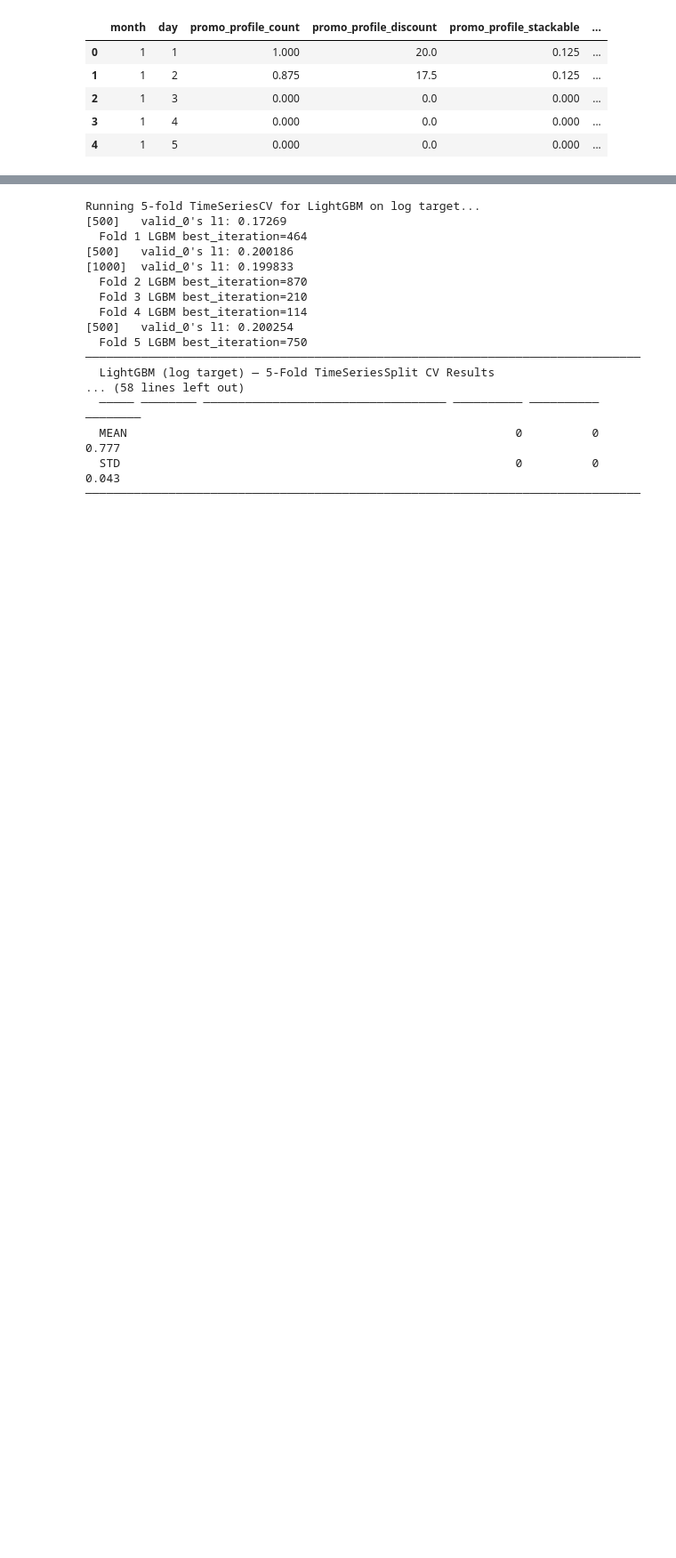
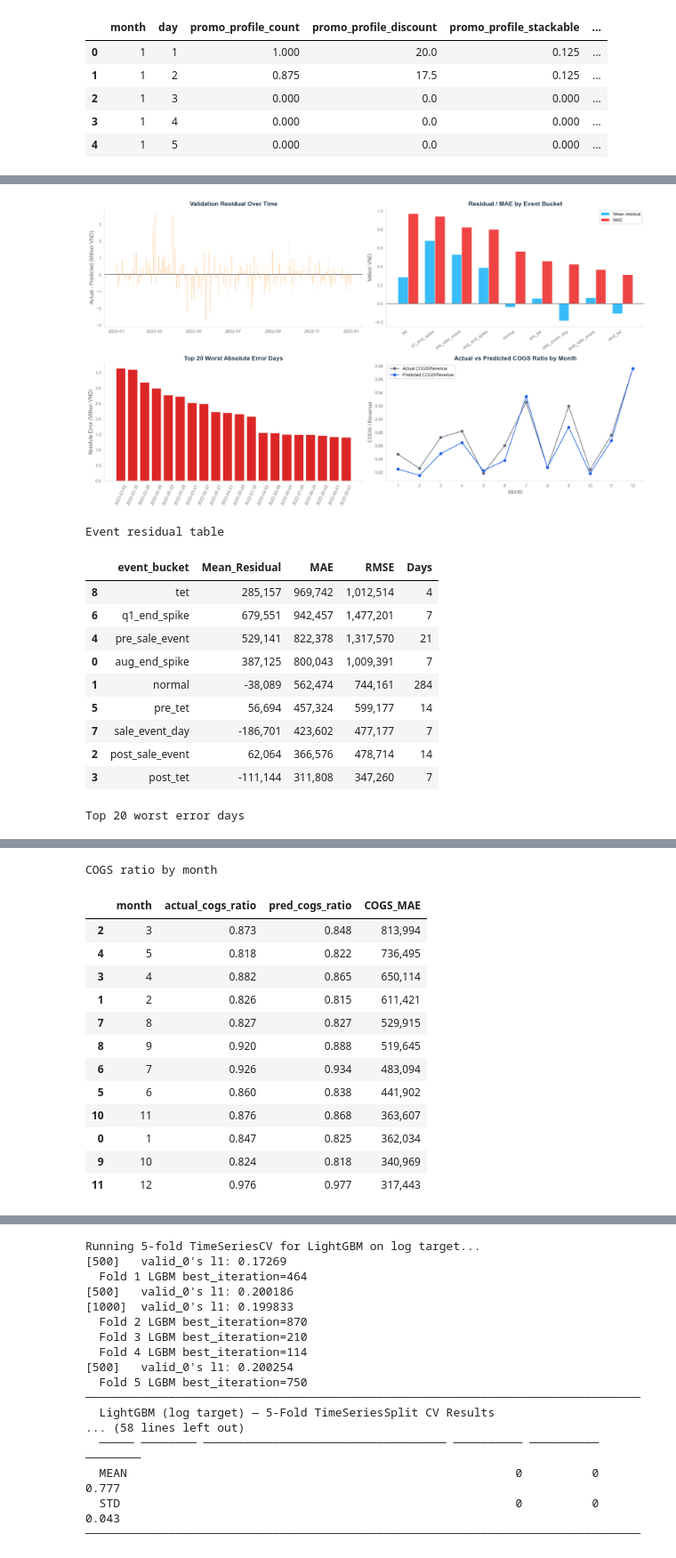
Before and after one commit to CodeDaoVietNam/DATATHON_2026, a Jupyter notebook: notebooks/04_forecasting_model.ipynb, the cells around one changed output, grey strips where cells are left out. Shown at 89% size. Drawn from its saved outputs; the diff is of its cells as text; code cells hidden in the pictures; blank space fills up the shorter version.

```diff
--- a/notebooks/04_forecasting_model.ipynb
+++ b/notebooks/04_forecasting_model.ipynb
@@ -1197,0 +1571,33 @@ Prophet diagnostic skipped. Main flow stays tree-based.
+# %%
+# Focused residual/event/COGS-ratio diagnostics.
+focused_outputs = plot_focused_validation_error_dashboard(
+    valid_df=valid_df,
+    train_df=train_df,
+    prediction=selected_val_pred_final,
+    promo_profile=best_promo_profile,
+    traffic_profile=best_traffic_profile,
+    inventory_profile=best_inventory_profile,
+    business_daily=best_business_daily,
+    business_profile=best_business_profile,
+    business_groups=best_business_groups,
+    cogs_anchor_mode=COGS_ANCHOR_MODE,
+    cogs_ratio_model_weight=COGS_RATIO_MODEL_WEIGHT,
+    n_worst_days=20,
+)
+focused_event_residual = focused_outputs["focused_event_residual"]
+top_errors = focused_outputs["top_errors"]
+cogs_ratio_monthly = focused_outputs["cogs_ratio_monthly"]
+# %% [output]
+[figure, added]
+Event residual table
+|  | event_bucket | Mean_Residual | MAE | RMSE | Days |
+| 8 | tet | 285,157 | 969,742 | 1,012,514 | 4 |
+| 6 | q1_end_spike | 679,551 | 942,457 | 1,477,201 | 7 |
+| 4 | pre_sale_event | 529,141 | 822,378 | 1,317,570 | 21 |
+| 0 | aug_end_spike | 387,125 | 800,043 | 1,009,391 | 7 |
+| 1 | normal | -38,089 | 562,474 | 744,161 | 284 |
+| 5 | pre_tet | 56,694 | 457,324 | 599,177 | 14 |
+| 7 | sale_event_day | -186,701 | 423,602 | 477,177 | 7 |
+| 2 | post_sale_event | 62,064 | 366,576 | 478,714 | 14 |
+| 3 | post_tet | -111,144 | 311,808 | 347,260 | 7 |
+Top 20 worst error days
@@ -1197,0 +1621,14 @@ Prophet diagnostic skipped. Main flow stays tree-based.
+COGS ratio by month
+|  | month | actual_cogs_ratio | pred_cogs_ratio | COGS_MAE |
+| 2 | 3 | 0.873 | 0.848 | 813,994 |
+| 4 | 5 | 0.818 | 0.822 | 736,495 |
+| 3 | 4 | 0.882 | 0.865 | 650,114 |
+| 1 | 2 | 0.826 | 0.815 | 611,421 |
+| 7 | 8 | 0.827 | 0.827 | 529,915 |
+| 8 | 9 | 0.920 | 0.888 | 519,645 |
+| 6 | 7 | 0.926 | 0.934 | 483,094 |
+| 5 | 6 | 0.860 | 0.838 | 441,902 |
+| 10 | 11 | 0.876 | 0.868 | 363,607 |
+| 0 | 1 | 0.847 | 0.825 | 362,034 |
+| 9 | 10 | 0.824 | 0.818 | 340,969 |
+| 11 | 12 | 0.976 | 0.977 | 317,443 |
```
Also changed, not shown: parts of 63 cells of this notebook, 3 other files.
